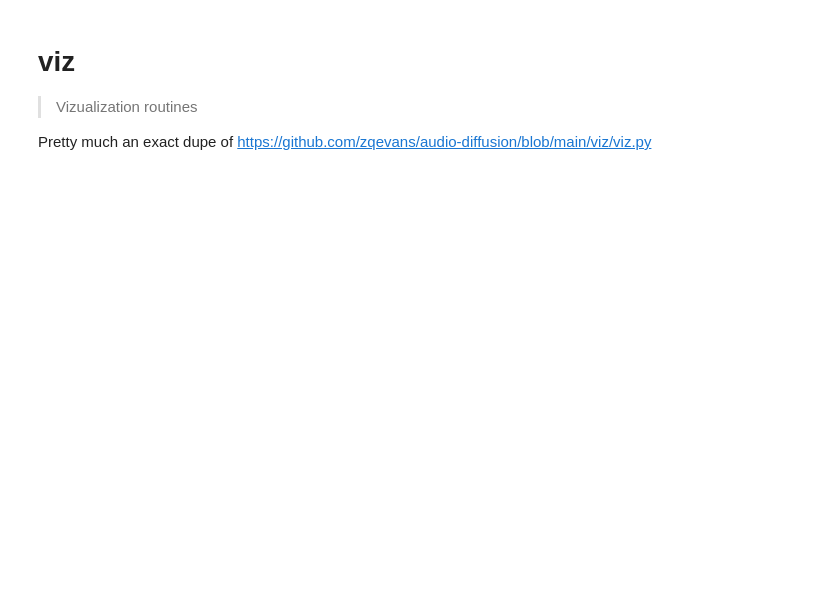
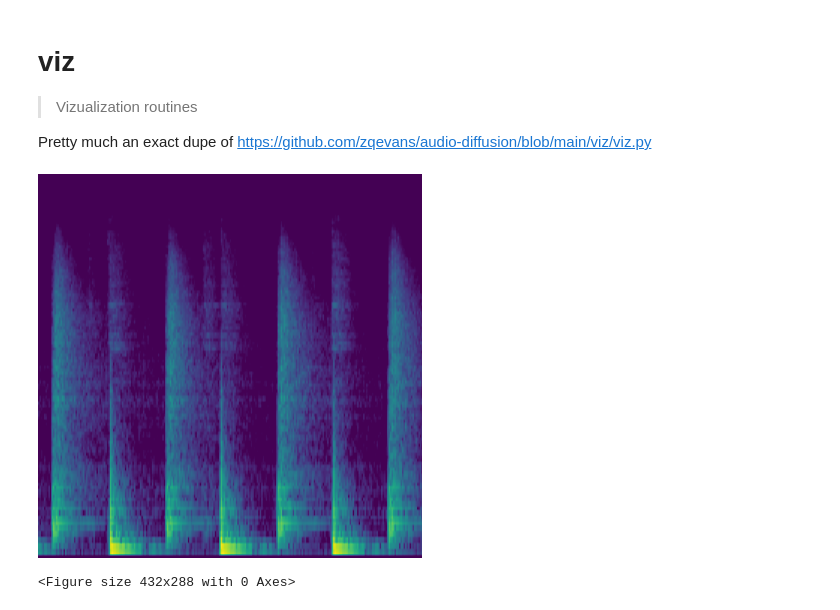
Before and after one commit to drscotthawley/shazbot, a Jupyter notebook: nbs/viz.ipynb, the cells around one changed output. Cells and saved outputs as stored; diff of their text form; code cells hidden in the pictures; blank space fills up the shorter version.

Commit message:
added spectro-fu, consolidated basic utils into core

```diff
--- a/nbs/viz.ipynb
+++ b/nbs/viz.ipynb
@@ -171,0 +129,39 @@ def plot_jukebox_embeddings(zs, aspect='auto'):
+# %%
+#export
+def audio_spectrogram_image(waveform, power=2.0, sample_rate=48000, print=print, db_range=[-60,20], justimage=False, log=False):
+    """
+    # cf. https://pytorch.org/tutorials/beginner/audio_feature_extractions_tutorial.html
+    """
+    n_fft = 1024
+    win_length = None
+    hop_length = n_fft//2 # 512
+    n_mels = 128
+
+    #print(f"waveform.shape = {waveform.shape}")
+
+    mel_spectrogram_op = T.MelSpectrogram(
+        sample_rate=sample_rate, n_fft=n_fft, win_length=win_length,
+        hop_length=hop_length, center=True, pad_mode="reflect", power=power,
+        norm='slaney', onesided=True, n_mels=n_mels, mel_scale="htk")
+
+    melspec = mel_spectrogram_op(waveform.float())
+    if log:
+        print_stats(melspec, print=print)
+        print(f"torch.max(melspec) = {torch.max(melspec)}")
+        print(f"melspec.shape = {melspec.shape}")
+    melspec = melspec[0] # TODO: only left channel for now
+    return spectrogram_image(melspec, title="MelSpectrogram", ylabel='mel bins (log freq)', db_range=db_range, justimage=justimage)
+# %%
+#slow
+# testing that
+if True:
+    from shazbot.core import load_audio
+    from IPython.display import display # to display images
+
+    audio_filename = '/fsx/shawley/data/test_audio/test_audio.wav'
+    waveform = load_audio(audio_filename)
+    spec_graph = audio_spectrogram_image(waveform, justimage=True)
+    display(spec_graph)
+# %% [output]
+[figure, added]
+<Figure size 432x288 with 0 Axes>
```
Also changed, not shown: parts of 8 cells of this notebook, 15 other files.
